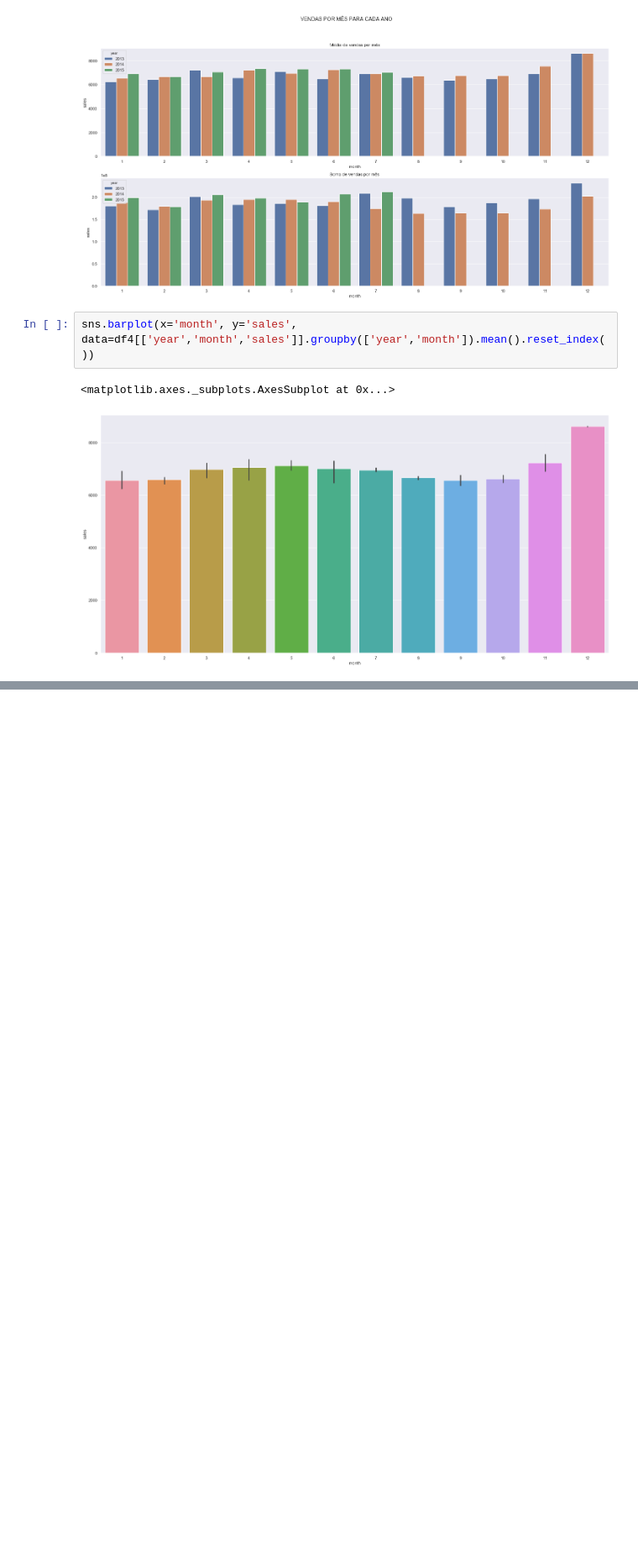
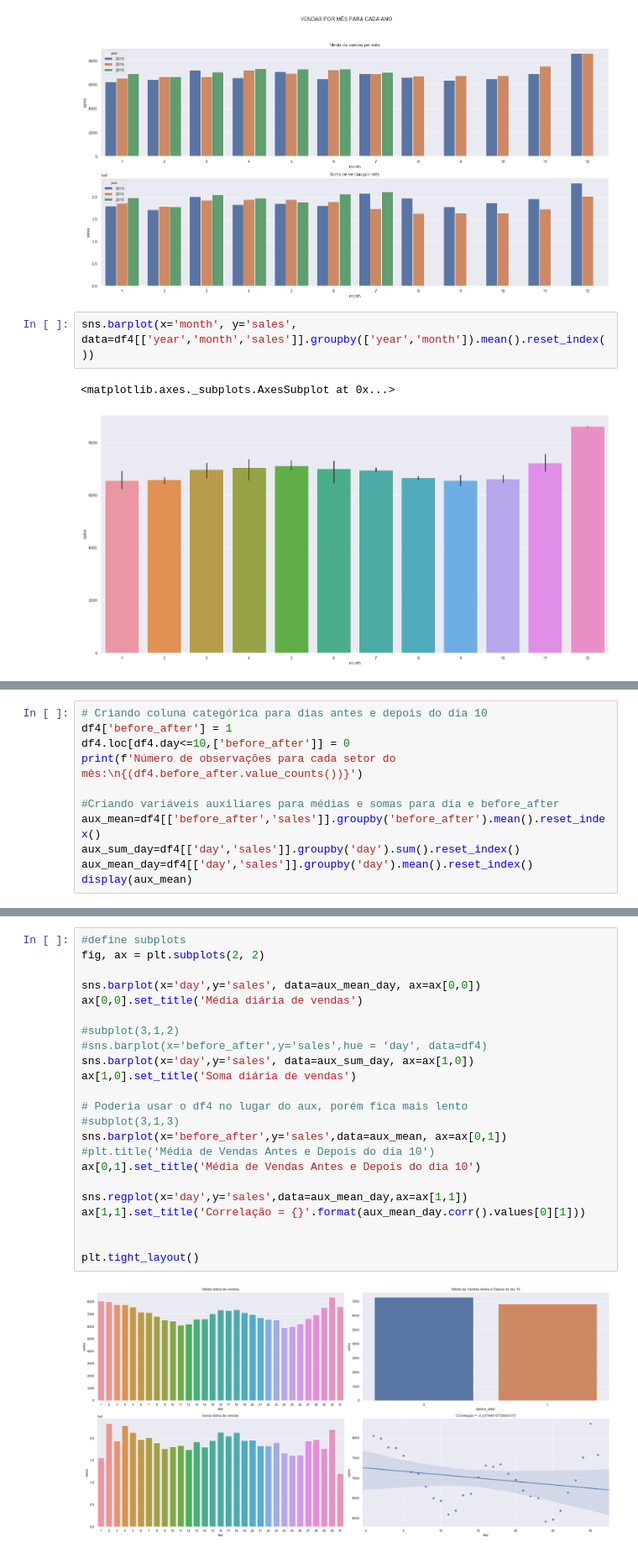
Before and after one commit to igordesouza/ds-em-producao, a Jupyter notebook: m04_v01_store_sales_prediction-Copy1.ipynb, the cells around one changed output, grey strips where cells are left out. Shown at 84% size. Drawn from its saved outputs; the diff is of its cells as text; blank space fills up the shorter version.

```diff
--- a/m04_v01_store_sales_prediction-Copy1.ipynb
+++ b/m04_v01_store_sales_prediction-Copy1.ipynb
@@ -1342,0 +1340,11 @@ sns.barplot(x='month', y='sales', data=df4[['year','month','sales']].groupby(['y
+# %%
+# Criando coluna categórica para dias antes e depois do dia 10
+df4['before_after'] = 1
+df4.loc[df4.day<=10,['before_after']] = 0
+print(f'Número de observações para cada setor do mês:\n{(df4.before_after.value_counts())}')
+
+#Criando variáveis auxiliares para médias e somas para dia e before_after
+aux_mean=df4[['before_after','sales']].groupby('before_after').mean().reset_index()
+aux_sum_day=df4[['day','sales']].groupby('day').sum().reset_index()
+aux_mean_day=df4[['day','sales']].groupby('day').mean().reset_index()
+display(aux_mean)
@@ -1342,0 +1359,25 @@ sns.barplot(x='month', y='sales', data=df4[['year','month','sales']].groupby(['y
+# %%
+#define subplots
+fig, ax = plt.subplots(2, 2)
+
+sns.barplot(x='day',y='sales', data=aux_mean_day, ax=ax[0,0])
+ax[0,0].set_title('Média diária de vendas')
+
+#subplot(3,1,2)
+#sns.barplot(x='before_after',y='sales',hue = 'day', data=df4)
+sns.barplot(x='day',y='sales', data=aux_sum_day, ax=ax[1,0])
+ax[1,0].set_title('Soma diária de vendas')
+
+# Poderia usar o df4 no lugar do aux, porém fica mais lento
+#subplot(3,1,3)
+sns.barplot(x='before_after',y='sales',data=aux_mean, ax=ax[0,1])
+#plt.title('Média de Vendas Antes e Depois do dia 10')
+ax[0,1].set_title('Média de Vendas Antes e Depois do dia 10')
+
+sns.regplot(x='day',y='sales',data=aux_mean_day,ax=ax[1,1])
+ax[1,1].set_title('Correlação = {}'.format(aux_mean_day.corr().values[0][1]))
+
+
+plt.tight_layout()
+# %% [output]
+[figure, added]
```
Also changed, not shown: parts of 4 cells of this notebook.
